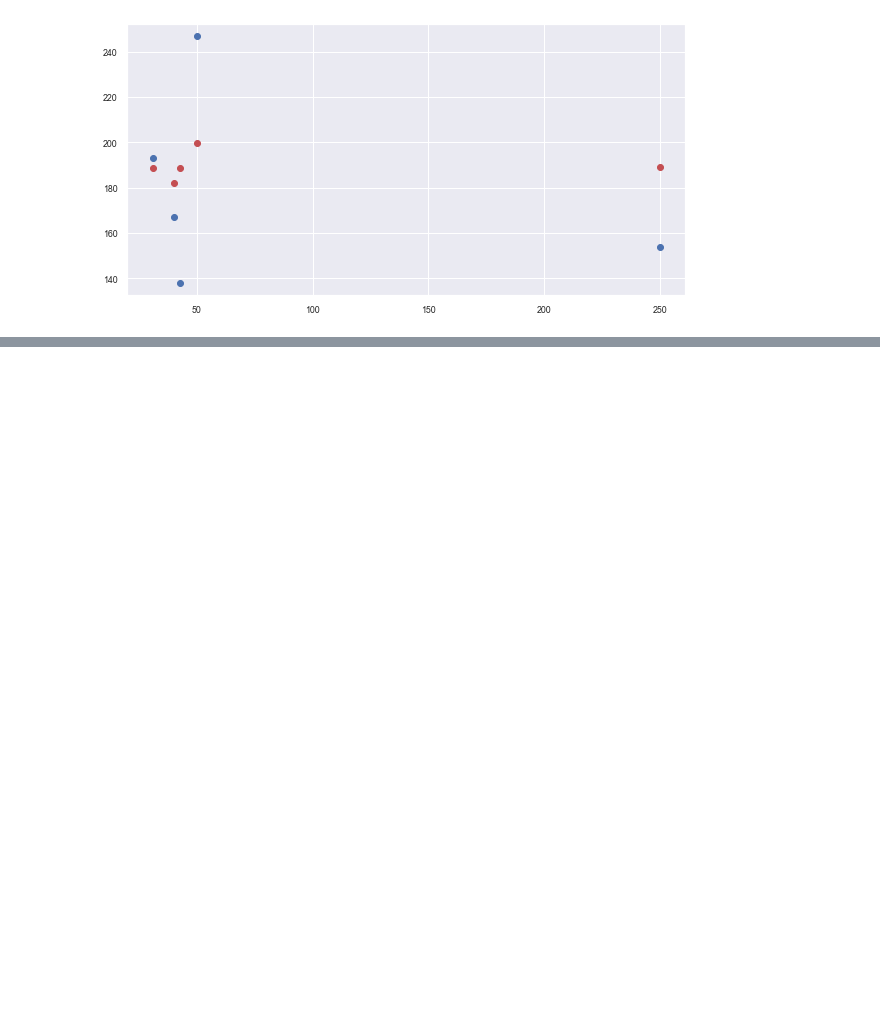
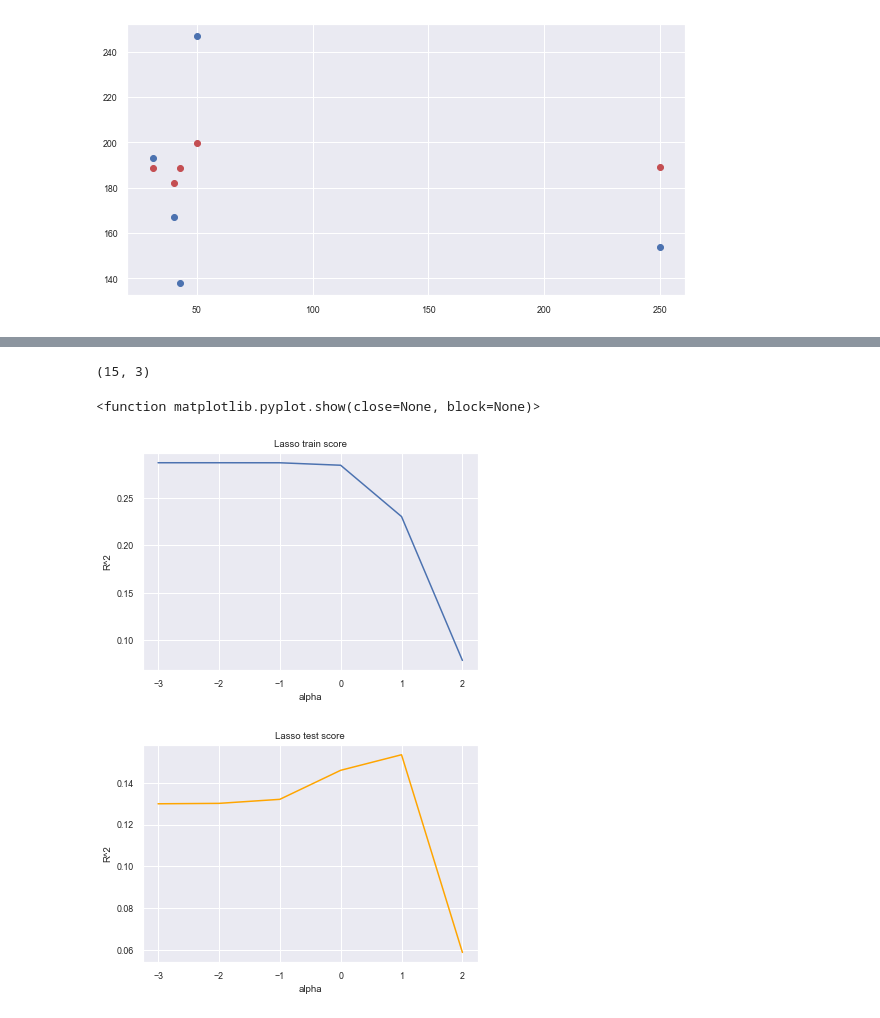
Before and after one commit to g202235406/202235406, a Jupyter notebook: class practice (3.24)-1.ipynb, the cells around one changed output, grey strips where cells are left out. Saved outputs shown, nothing was run; the diff lists cells and outputs as text; code cells hidden in the pictures; blank space fills up the shorter version.

```diff
--- a/class practice (3.24)-1.ipynb
+++ b/class practice (3.24)-1.ipynb
@@ -196,0 +206,15 @@ plt.show()
+# %%
+from sklearn.preprocessing import PolynomialFeatures
+poly = PolynomialFeatures(degree = 1, include_bias=False)
+poly.fit(X_train)
+train_poly = poly.transform(X_train)
+test_poly = poly.transform(X_test)
+print(train_poly.shape)
+# %% [output]
+(15, 3)
+# %%
+from sklearn.preprocessing import StandardScaler
+ss = StandardScaler()
+ss.fit(train_poly)
+X_train = ss.transform(train_poly)
+X_test = ss.transform(test_poly)
@@ -196,0 +224,34 @@ plt.show()
+# %%
+ridge = Ridge()
+lasso = Lasso()
+alpha_L = [0.001, 0.01, 0.1, 1, 10, 100]
+# %%
+ridge_trainS = []
+ridge_testS = []
+lasso_trainS = []
+lasso_testS = []
+for j in alpha_L:
+    ridge = Ridge(alpha=j)
+    lasso = Lasso(alpha=j, max_iter=1000000)
+    ridge.fit(X_train, y_train)
+    lasso.fit(X_train, y_train)
+    ridge_trainS.append(ridge.score(X_train, y_train))
+    ridge_testS.append(ridge.score(X_test, y_test))
+    lasso_trainS.append(lasso.score(X_train, y_train))
+    lasso_testS.append(lasso.score(X_test, y_test))
+# %%
+plt.figure(1)
+plt.title("Lasso train score")
+plt.plot(np.log10(alpha_L), ridge_trainS)
+plt.xlabel('alpha')
+plt.ylabel('R^2')
+plt.figure(2)
+plt.title("Lasso test score")
+plt.plot(np.log10(alpha_L), ridge_testS, c='orange')
+plt.xlabel('alpha')
+plt.ylabel('R^2')
+plt.show
+# %% [output]
+<function matplotlib.pyplot.show(close=None, block=None)>
+[figure, added]
+[figure, added]
```
Also changed, not shown: parts of 7 cells of this notebook.
